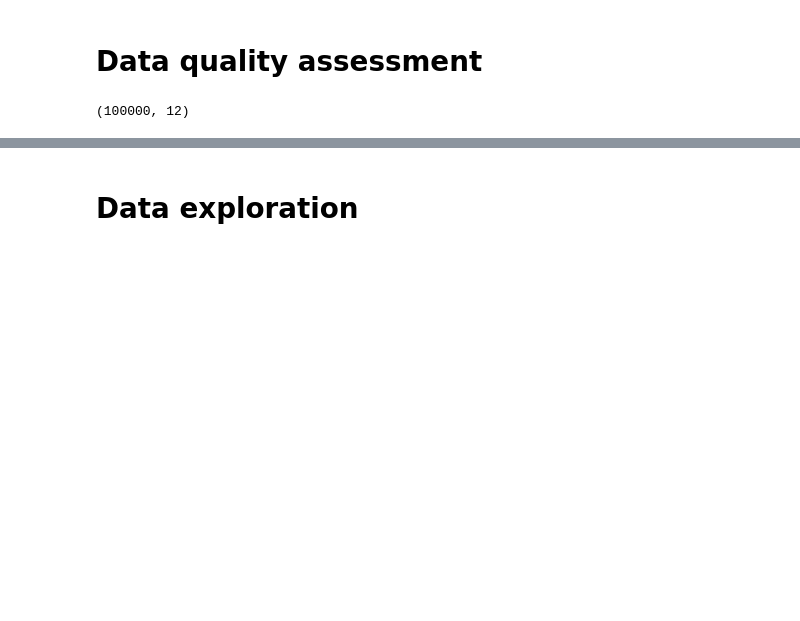
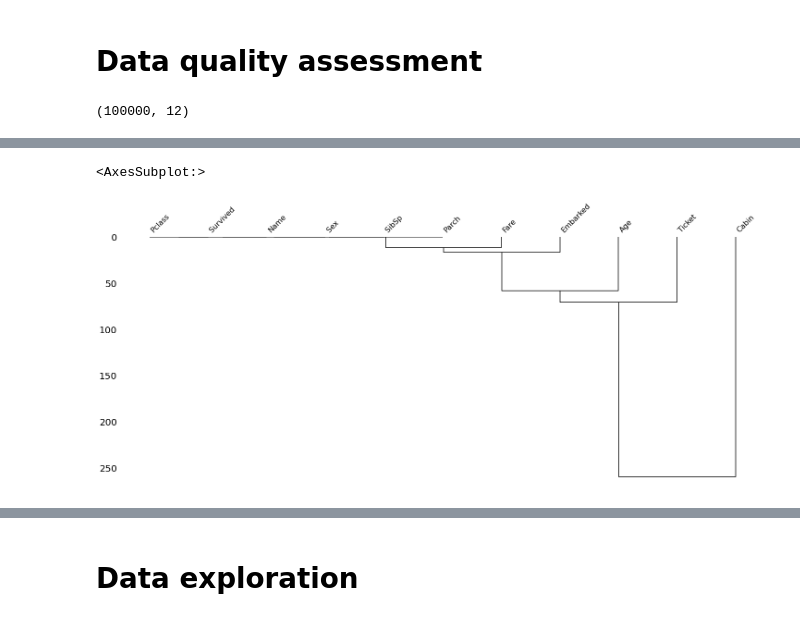
Before and after one commit to pliushpal/ML, a Jupyter notebook: eda.ipynb, the cells around one changed output, grey strips where cells are left out. Saved outputs shown, nothing was run; the diff lists cells and outputs as text; code cells hidden in the pictures; blank space fills up the shorter version.

```diff
--- a/eda.ipynb
+++ b/eda.ipynb
@@ -69,0 +113,6 @@ dtype: int64
+# %%
+# grouping together columns that have stronger correlation in the presence of NaN values (more detailed visualization of correlation than heatmap)
+msno.dendrogram(tit_data)
+# %% [output]
+<AxesSubplot:>
+[figure, added]
```
Also changed, not shown: parts of 60 cells of this notebook.
